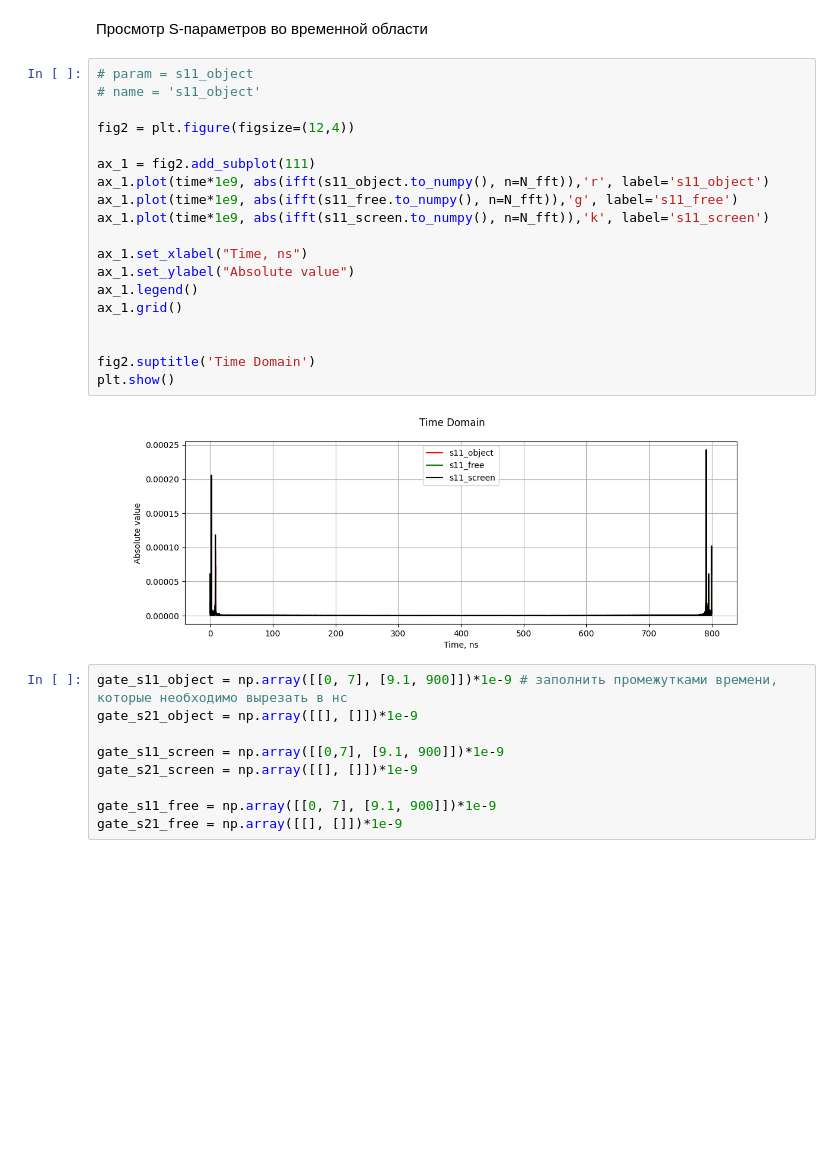
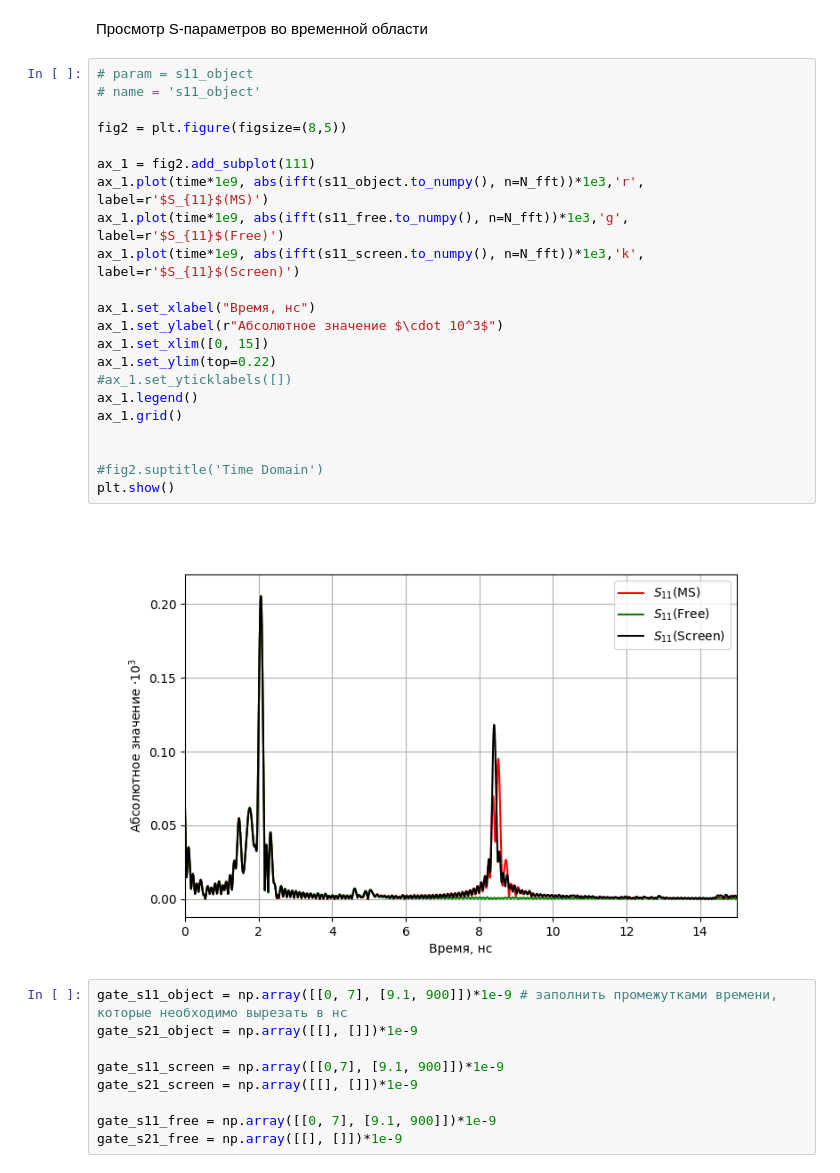
Before and after one commit to isvoropaev02/post_processing_RIS, a Jupyter notebook: 4sept/rc_0deg.ipynb, the cells around one changed output. Cells and saved outputs as stored; diff of their text form; blank space fills up the shorter version.

```diff
--- a/4sept/rc_0deg.ipynb
+++ b/4sept/rc_0deg.ipynb
@@ -117,24 +145,27 @@ time[-1] # последний элемент
 # %%
 # param = s11_object
 # name = 's11_object'
 
-fig2 = plt.figure(figsize=(12,4))
+fig2 = plt.figure(figsize=(8,5))
 
 ax_1 = fig2.add_subplot(111)
-ax_1.plot(time*1e9, abs(ifft(s11_object.to_numpy(), n=N_fft)),'r', label='s11_object')
-ax_1.plot(time*1e9, abs(ifft(s11_free.to_numpy(), n=N_fft)),'g', label='s11_free')
-ax_1.plot(time*1e9, abs(ifft(s11_screen.to_numpy(), n=N_fft)),'k', label='s11_screen')
+ax_1.plot(time*1e9, abs(ifft(s11_object.to_numpy(), n=N_fft))*1e3,'r', label=r'$S_{11}$(MS)')
+ax_1.plot(time*1e9, abs(ifft(s11_free.to_numpy(), n=N_fft))*1e3,'g', label=r'$S_{11}$(Free)')
+ax_1.plot(time*1e9, abs(ifft(s11_screen.to_numpy(), n=N_fft))*1e3,'k', label=r'$S_{11}$(Screen)')
 
-ax_1.set_xlabel("Time, ns")
-ax_1.set_ylabel("Absolute value")
+ax_1.set_xlabel("Время, нс")
+ax_1.set_ylabel(r"Абсолютное значение $\cdot 10^3$")
+ax_1.set_xlim([0, 15])
+ax_1.set_ylim(top=0.22)
+#ax_1.set_yticklabels([])
 ax_1.legend()
 ax_1.grid()
 
 
-fig2.suptitle('Time Domain')
+#fig2.suptitle('Time Domain')
 plt.show()
 # %% [output]
-[figure, old version]
+[figure, new version]
 # %%
 gate_s11_object = np.array([[0, 7], [9.1, 900]])*1e-9 # заполнить промежутками времени, которые необходимо вырезать в нс
 gate_s21_object = np.array([[], []])*1e-9
```
Also changed, not shown: parts of 6 cells of this notebook, 9 other files.
